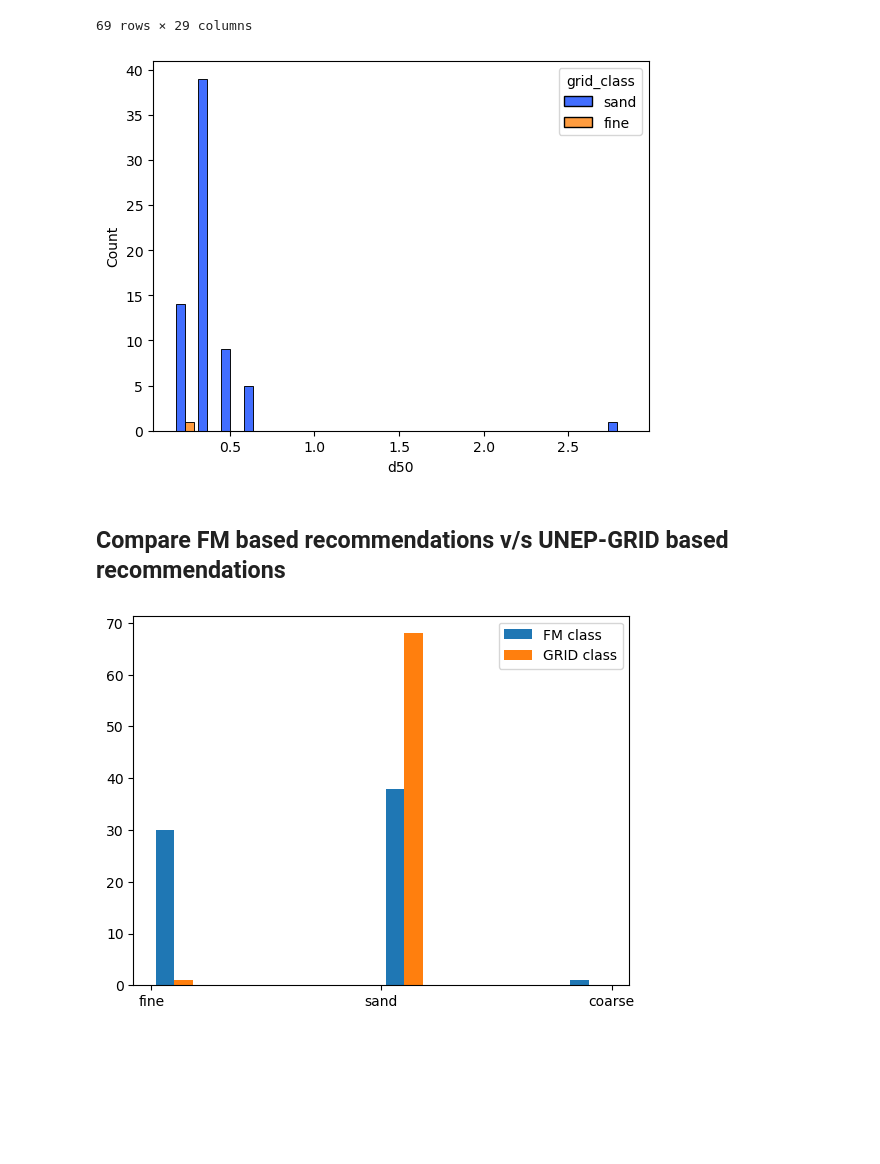
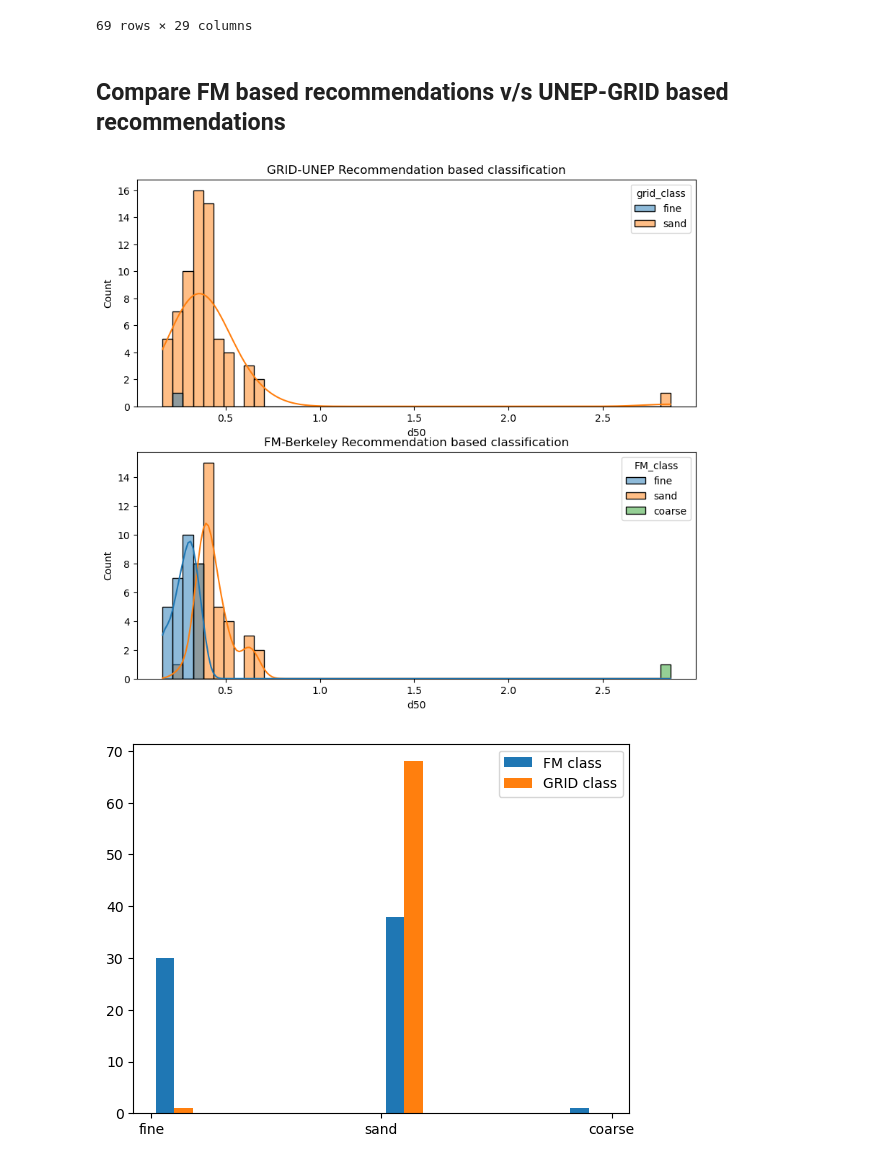
Before and after one commit to BerkeleySandProject/py-sand-mapping, a Jupyter notebook: groundtruths/sedinet/sedinet_gt.ipynb, the cells around one changed output. Cells and saved outputs as stored; diff of their text form; code cells hidden in the pictures; blank space fills up the shorter version.

Commit message:
Updated charts comparing the two types of classifications

```diff
--- a/groundtruths/sedinet/sedinet_gt.ipynb
+++ b/groundtruths/sedinet/sedinet_gt.ipynb
@@ -292,13 +292,18 @@ See the caveats in the documentation: https://pandas.pydata.org/pandas-docs/stab
 | 67 | 215 | DK6 | DK6_IMG-0353.jpg | St Augustine Berm | quarter | 0.199286 | 0.220408 | 0.243697 | 0.339142 | 0.397277 | ... | ... |
 | 68 | 216 | DK7 | DK7_IMG-0360.jpg | St Augustine Dune | quarter | 0.128182 | 0.146685 | 0.156819 | 0.183622 | 0.216463 | ... | ... |
 69 rows × 29 columns
-# %%
-sns.histplot(data=grid_df, x='d50', hue='grid_class',bins=20 , shrink=0.8, multiple='dodge', palette='bright')
-plt.show()
-# %% [output]
-[figure, removed]
 # %% [markdown]
 ## Compare FM based recommendations v/s UNEP-GRID based recommendations
+# %%
+fig, axs = plt.subplots(2, 1, figsize=(10, 9))
+
+sns.histplot(data=grid_df, x="d50",hue='grid_class' , kde=True, color=["skyblue","yellow"], ax=axs[0], label='grid', hue_order=['fine','sand'])
+sns.histplot(data=grid_df, x="d50",hue='FM_class', kde=True, color=["skyblue","yellow"], ax=axs[1],hue_order=['fine','sand','coarse'])
+axs[0].set_title('GRID-UNEP Recommendation based classification')
+axs[1].set_title('FM-Berkeley Recommendation based classification')
+plt.show()
+# %% [output]
+[figure, added]
 # %%
 plt.hist([grid_df.FM_class, grid_df.grid_class])
 plt.legend(['FM class', 'GRID class'])
```
